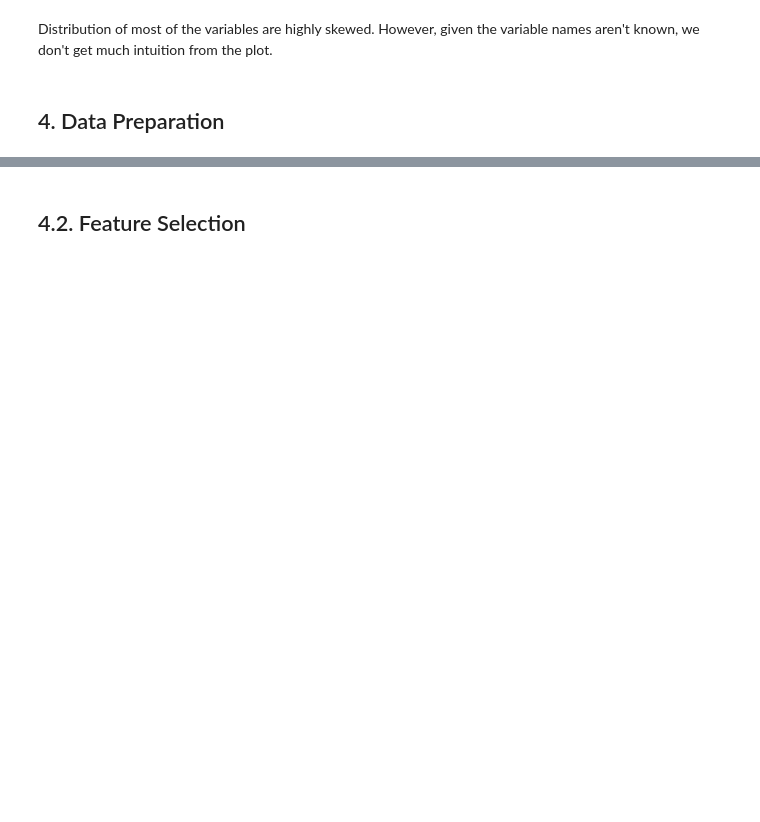
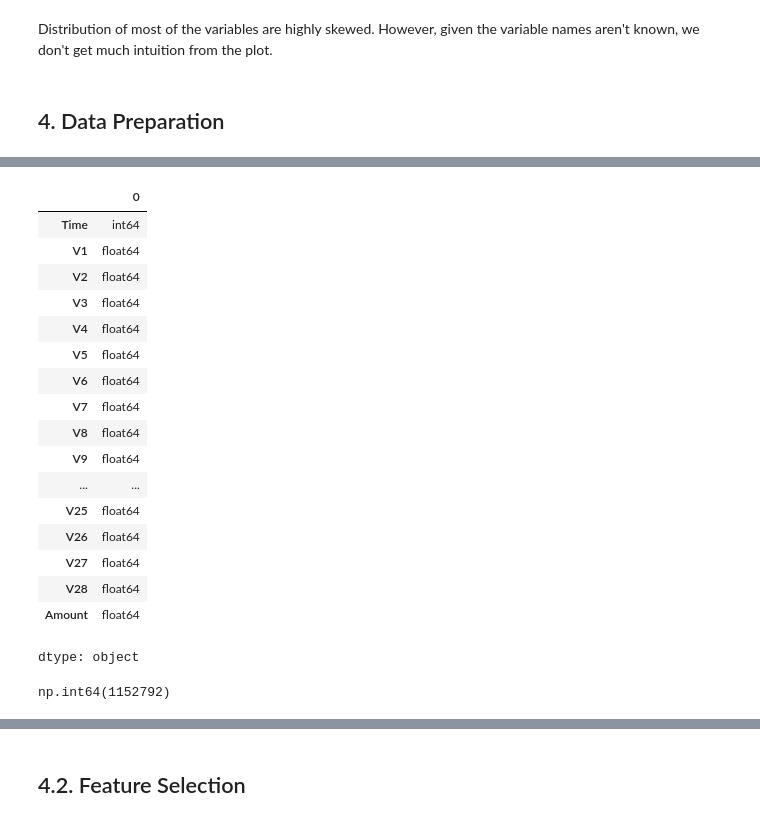
Before and after one commit to meshks/-argumentative_business_model_pitches, a Jupyter notebook: Chapter 6 - Sup. Learning - Classification models/CaseStudy1 - Fraud Detection/FraudDetection.ipynb, the cells around one changed output, grey strips where cells are left out. Saved outputs shown, nothing was run; the diff lists cells and outputs as text; code cells hidden in the pictures; blank space fills up the shorter version.

```diff
--- a/Chapter 6 - Sup. Learning - Classification models/CaseStudy1 - Fraud Detection/FraudDetection.ipynb
+++ b/Chapter 6 - Sup. Learning - Classification models/CaseStudy1 - Fraud Detection/FraudDetection.ipynb
@@ -179,0 +197,21 @@ There is no null in the data, and the data is already in the float format, so th
+# %%
+X.dtypes
+# %% [output]
+|  | 0 |
+| Time | int64 |
+| V1 | float64 |
+| V2 | float64 |
+| V3 | float64 |
+| V4 | float64 |
+| V5 | float64 |
+| V6 | float64 |
+| V7 | float64 |
+| V8 | float64 |
+| V9 | float64 |
+| ... | ... |
+| V25 | float64 |
+| V26 | float64 |
+| V27 | float64 |
+| V28 | float64 |
+| Amount | float64 |
+dtype: object
@@ -179,0 +221,4 @@ There is no null in the data, and the data is already in the float format, so th
+# %%
+(X < 0).sum().sum()
+# %% [output]
+np.int64(1152792)
```
Also changed, not shown: parts of 28 cells of this notebook.
